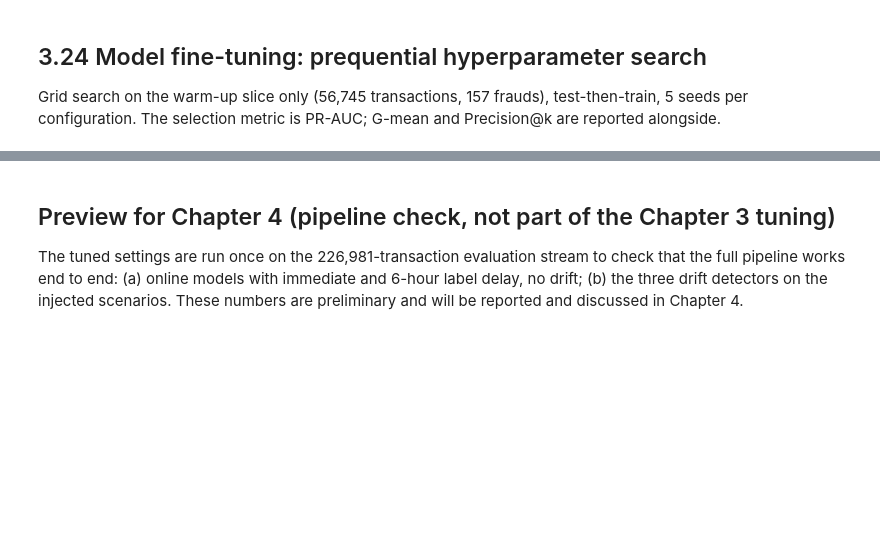
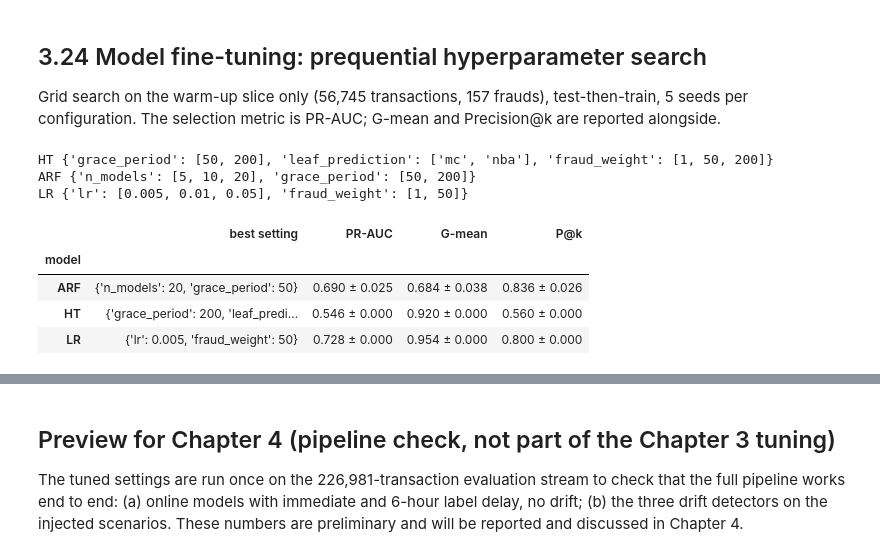
Before and after one commit to c5054563/xai-streaming-fraud-detection, a Jupyter notebook: notebooks/Dinesh_Gudapuri_C5054563_Fraud_XAI.ipynb, the cells around one changed output, grey strips where cells are left out. Cells and saved outputs as stored; diff of their text form; code cells hidden in the pictures; blank space fills up the shorter version.

```diff
--- a/notebooks/Dinesh_Gudapuri_C5054563_Fraud_XAI.ipynb
+++ b/notebooks/Dinesh_Gudapuri_C5054563_Fraud_XAI.ipynb
@@ -243,18 +362,27 @@ Grid search on the warm-up slice only (56,745 transactions, 157 frauds), test-th
 # %%
 # Prequential (test-then-train) grid search on the warm-up slice; 5 seeds per setting
 for m, space in tuning.GRID.items():
     print(m, space)
 t_start = time.time()
-runs = tuning.search(warm[FEATS].to_numpy(), FEATS, y_w, t_w, workers=6)  # parallel runs
+runs = tuning.search(warm[FEATS].to_numpy(), FEATS, y_w, t_w, workers=2)  # parallel runs
 summ = tuning.summary(runs)                                     # mean and SD over seeds
 best = summ.loc[summ.groupby("model").pr_auc_mean.idxmax()]     # select on PR-AUC
 fmt = lambda m: best[m + "_mean"].map("{:.3f}".format) + " ± " + best[m + "_std"].map("{:.3f}".format)
 table20 = pd.DataFrame({"model": best.model, "best setting": best.params, "PR-AUC": fmt("pr_auc"),
                         "G-mean": fmt("g_mean"), "P@k": fmt("precision_at_k")}).set_index("model")
 R["tuning_runtime_s"] = time.time() - t_start
 R["tuning_grid"] = tuning.GRID
 R["tuning_all"] = summ.round(4).to_dict(orient="records")
 R["tuning_best"] = best.drop(columns=["seconds_mean", "seconds_std"]).round(4).to_dict(orient="records")
 save_results(); table20
+# %% [output]
+HT {'grace_period': [50, 200], 'leaf_prediction': ['mc', 'nba'], 'fraud_weight': [1, 50, 200]}
+ARF {'n_models': [5, 10, 20], 'grace_period': [50, 200]}
+LR {'lr': [0.005, 0.01, 0.05], 'fraud_weight': [1, 50]}
+|  | best setting | PR-AUC | G-mean | P@k |
+| model |  |  |  |  |
+| ARF | {'n_models': 20, 'grace_period': 50} | 0.690 ± 0.025 | 0.684 ± 0.038 | 0.836 ± 0.026 |
+| HT | {'grace_period': 200, 'leaf_predi... | 0.546 ± 0.000 | 0.920 ± 0.000 | 0.560 ± 0.000 |
+| LR | {'lr': 0.005, 'fraud_weight': 50} | 0.728 ± 0.000 | 0.954 ± 0.000 | 0.800 ± 0.000 |
 # %%
 summ.round(4)   # every configuration (Table 20 source)
```
Also changed, not shown: parts of 20 cells of this notebook, 2 other files.
